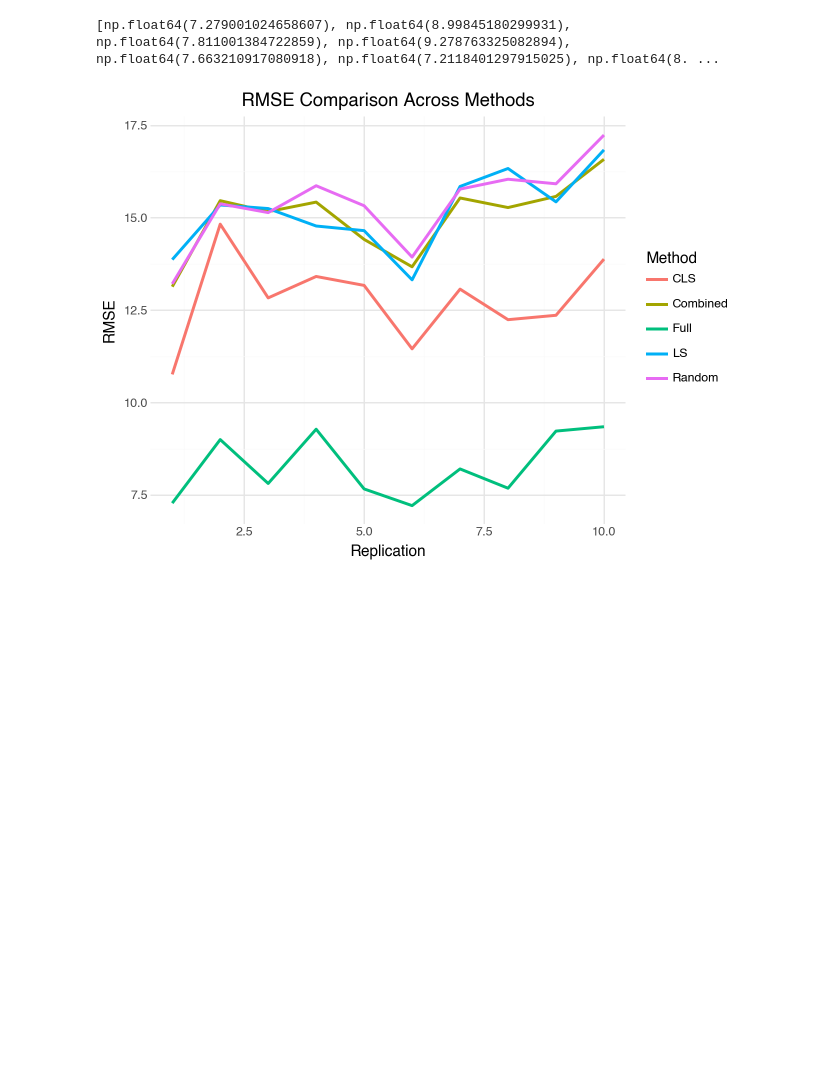
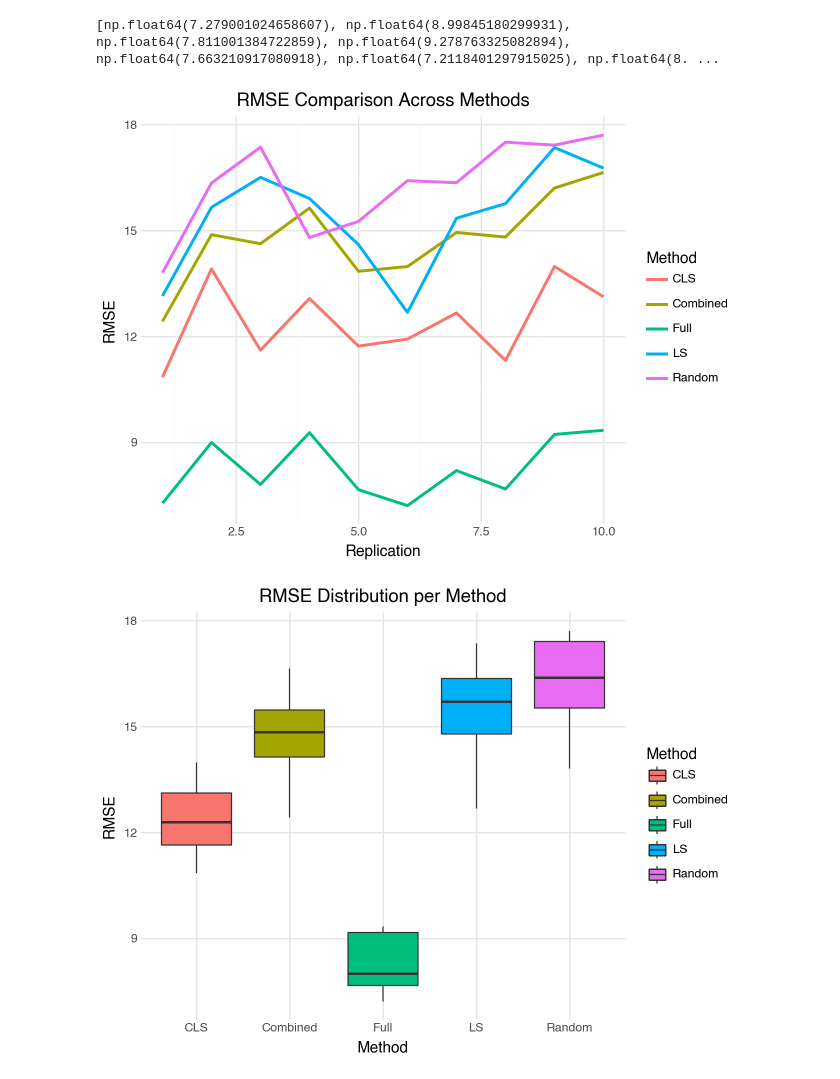
Before and after one commit to TimSchmale/Masterthesis-Schmale, a Jupyter notebook: Simulation Study.ipynb, the cells around one changed output. Saved outputs shown, nothing was run; the diff lists cells and outputs as text; code cells hidden in the pictures; blank space fills up the shorter version.

Commit message:
Addition of boxplot visualization

```diff
--- a/Simulation Study.ipynb
+++ b/Simulation Study.ipynb
@@ -79,7 +79,7 @@ Shape of Training Data:  (720, 1000)
 random.seed(1)
 
 ## set the basis parameters
-k = 50
+k = 75
 c = np.ceil(k * np.log(k))
 r = np.ceil(c * np.log(c))
 
@@ -291,30 +291,44 @@ print(rmse_full)
 # %%
 #==============================================================================================
 # RMSE Plotting: Building a Line Chart over the RMSE values by Replication
 #==============================================================================================
 
 # Index = Replication
 rmse_df["Replication"] = np.arange(1, len(rmse_ls) + 1)
 
 # crete long format
 rmse_long = rmse_df.melt(
     id_vars="Replication",
     var_name="Method",
     value_name="RMSE"
 )
 p_line = (
     ggplot(rmse_long, aes(x="Replication", y="RMSE", color="Method"))
     + geom_line(size=1.2)
     + theme_minimal()
     + labs(
         title="RMSE Comparison Across Methods",
         x="Replication",
         y="RMSE"
     )
 )
 display(p_line)
+
+# Boxplot pro Methode
+p_box = (
+    ggplot(rmse_long, aes(x="Method", y="RMSE", fill="Method"))
+    + geom_boxplot()
+    + theme_minimal()
+    + labs(
+        title="RMSE Distribution per Method",
+        x="Method",
+        y="RMSE"
+    )
+)
+display(p_box)
 # %% [output]
-[figure, old version]
+[figure, new version]
+[figure, added]
 # %%
 #### LS Investigation
 beta = beta_train[0]
```
Also changed, not shown: parts of 7 cells of this notebook.
